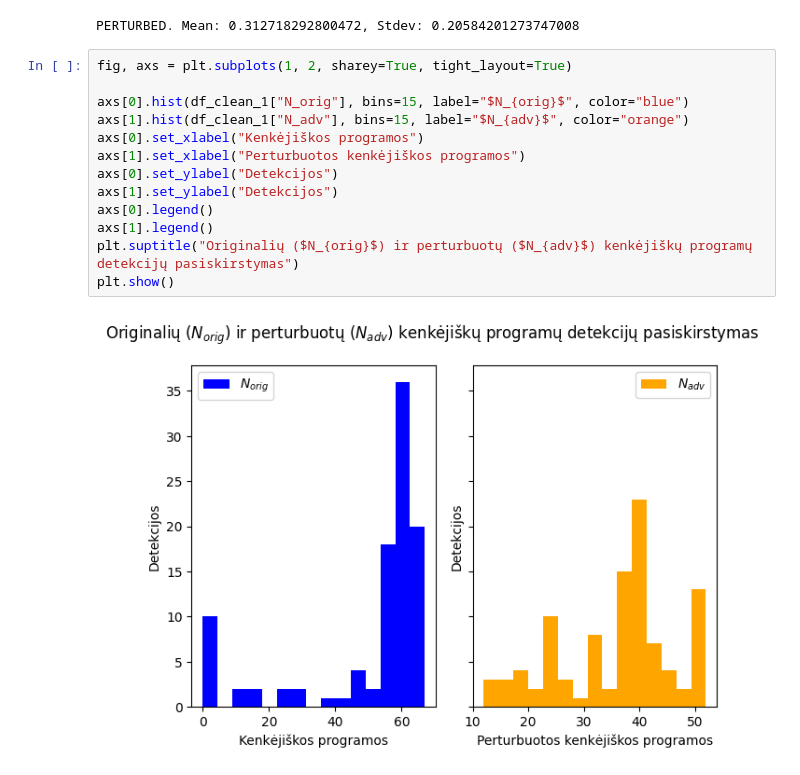
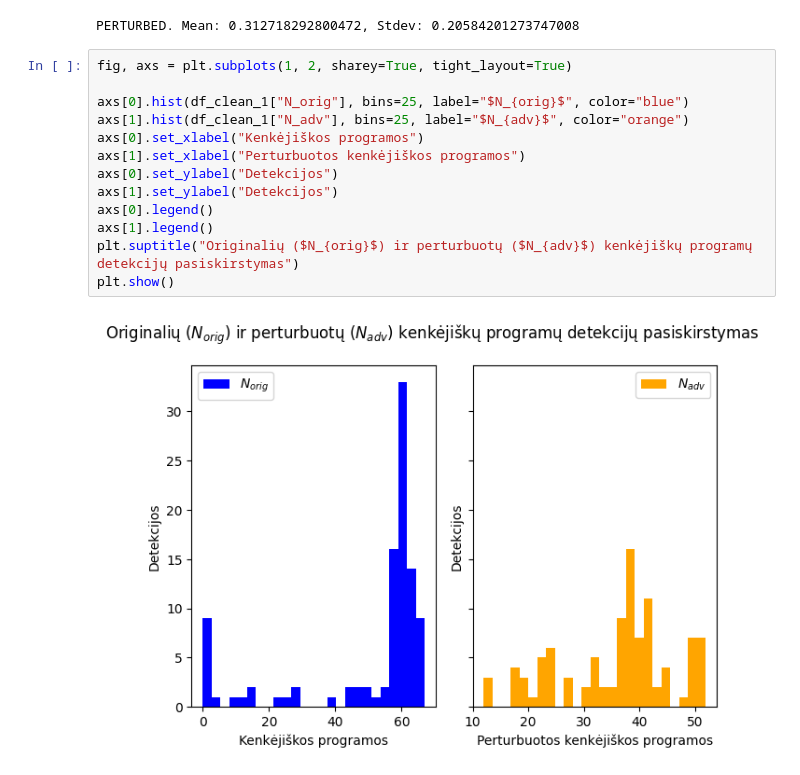
Before and after one commit to onlyidev/course_work_experiment, a Jupyter notebook: analysis.ipynb, the cells around one changed output. Drawn from its saved outputs; the diff is of its cells as text.

```diff
--- a/analysis.ipynb
+++ b/analysis.ipynb
@@ -107,15 +107,15 @@ PERTURBED. Mean: 0.312718292800472, Stdev: 0.20584201273747008
 # %%
 fig, axs = plt.subplots(1, 2, sharey=True, tight_layout=True)
 
-axs[0].hist(df_clean_1["N_orig"], bins=15, label="$N_{orig}$", color="blue")
-axs[1].hist(df_clean_1["N_adv"], bins=15, label="$N_{adv}$", color="orange")
+axs[0].hist(df_clean_1["N_orig"], bins=25, label="$N_{orig}$", color="blue")
+axs[1].hist(df_clean_1["N_adv"], bins=25, label="$N_{adv}$", color="orange")
 axs[0].set_xlabel("Kenkėjiškos programos")
 axs[1].set_xlabel("Perturbuotos kenkėjiškos programos")
 axs[0].set_ylabel("Detekcijos")
 axs[1].set_ylabel("Detekcijos")
 axs[0].legend()
 axs[1].legend()
 plt.suptitle("Originalių ($N_{orig}$) ir perturbuotų ($N_{adv}$) kenkėjiškų programų detekcijų pasiskirstymas")
 plt.show()
 # %% [output]
-[figure, old version]
+[figure, new version]
```
